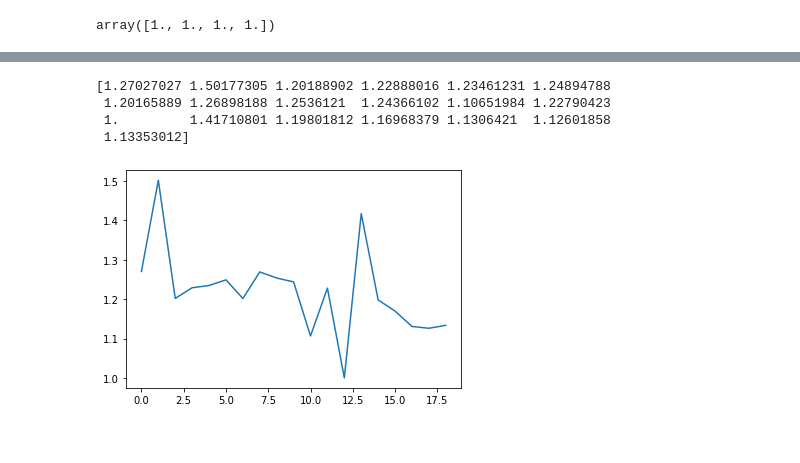
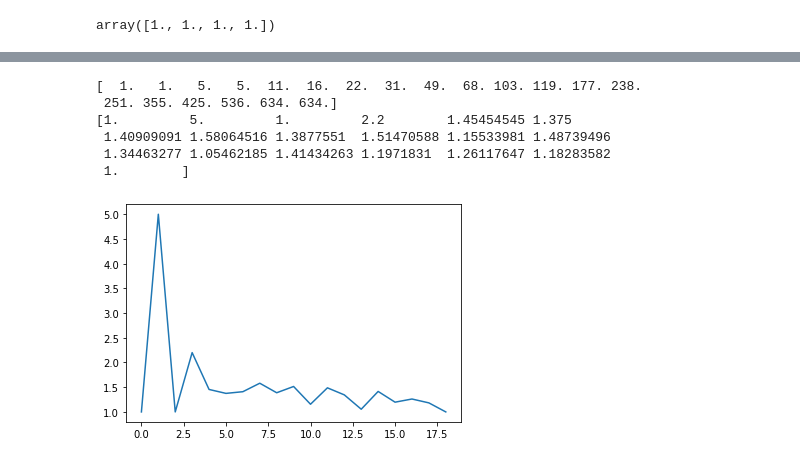
Before and after one commit to argart/corona, a Jupyter notebook: Corona analysis.ipynb, the cells around one changed output, grey strips where cells are left out. Drawn from its saved outputs; the diff is of its cells as text; code cells hidden in the pictures.

```diff
--- a/Corona analysis.ipynb
+++ b/Corona analysis.ipynb
@@ -182,18 +188,21 @@ def calculate_growth(country, days):
 #     country = "Italy"
 
     country_data = ConfirmedCases.query(" Country == @country ").Cases.to_numpy()
-    final = country_data[len(country_data)-@days: len(country_data)]
+    final = country_data[len(country_data)-days: len(country_data)]
     first = final[:len(final)-1] # lista pierwsza
     second = final[1:len(final)] # druga lista przesunieta o 1, zeby policzyc growth dzienny
     growth = np.true_divide(second, first) #funkcja ktora liczy growth
 
+    print(final)
     print(growth)
     plt.plot(growth)
 # %%
-calculate_growth("Italy", 20)
+calculate_growth("Poland", 20)
 # %% [output]
-[1.27027027 1.50177305 1.20188902 1.22888016 1.23461231 1.24894788
- 1.20165889 1.26898188 1.2536121  1.24366102 1.10651984 1.22790423
- 1.         1.41710801 1.19801812 1.16968379 1.1306421  1.12601858
- 1.13353012]
+[  1.   1.   5.   5.  11.  16.  22.  31.  49.  68. 103. 119. 177. 238.
+ 251. 355. 425. 536. 634. 634.]
+[1.         5.         1.         2.2        1.45454545 1.375
+ 1.40909091 1.58064516 1.3877551  1.51470588 1.15533981 1.48739496
+ 1.34463277 1.05462185 1.41434263 1.1971831  1.26117647 1.18283582
+ 1.        ]
-[figure, old version]
+[figure, new version]
```
Also changed, not shown: parts of 15 cells of this notebook.
